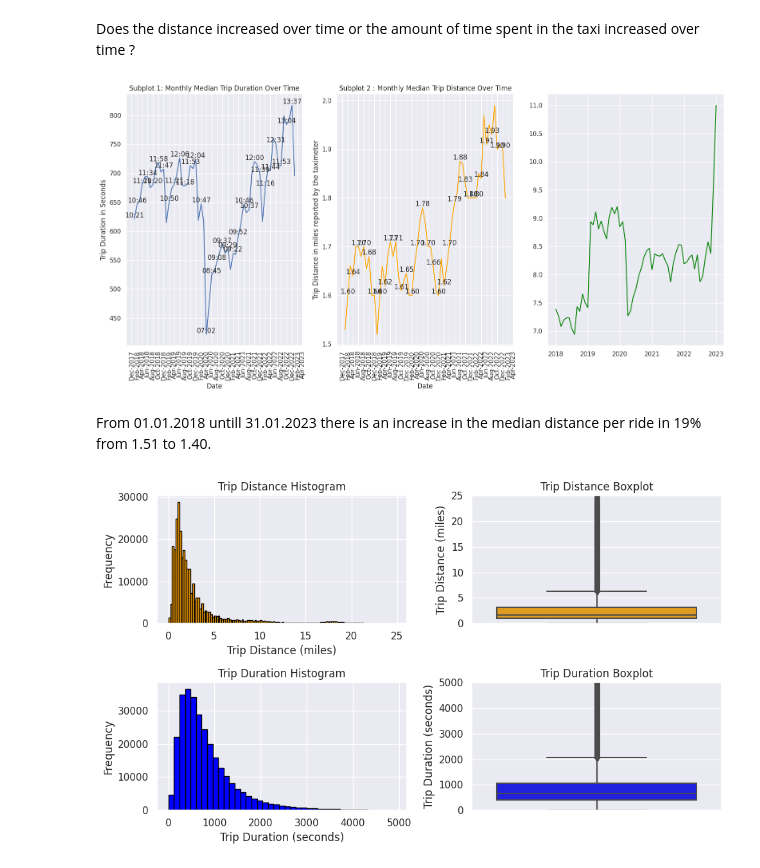
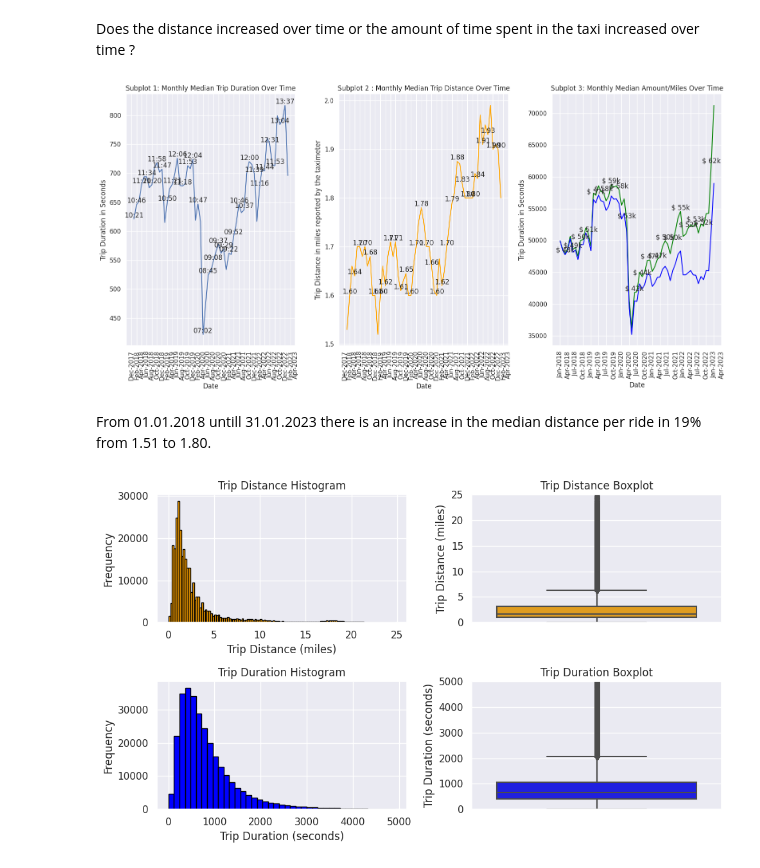
Before and after one commit to BenjaminDupre/taxi_data_task, a Jupyter notebook: taxi_data.ipynb, the cells around one changed output. Cells and saved outputs as stored; diff of their text form; code cells hidden in the pictures.

```diff
--- a/taxi_data.ipynb
+++ b/taxi_data.ipynb
@@ -155,4 +158,4 @@ df_ny["month_of_trip"] = df_ny["tpep_pickup_datetime"].dt.strftime('%b-%y')
 Removing trips with distance 0 because a taxi trip involves some distance. Also removing trip with duration under or equal to 0.
 # %%
 df_ny = df_ny.loc[(df_ny['trip_distance'] > 0)]
-df_ny = df_ny.loc[df_ny['trip_duration_seconds'] > pd.Timedelta(seconds=0)]
+df_ny = df_ny.loc[df_ny['trip_duration_seconds'] >= pd.Timedelta(seconds=0)]
@@ -158,0 +164,4 @@ df_ny = df_ny.loc[df_ny['trip_duration_seconds'] > pd.Timedelta(seconds=0)]
+# %%
+df_CPI["DATE"] = df_CPI["DATE"].dt.strftime('%b-%y')
+df_ny = df_ny.merge(df_CPI, left_on='month_of_trip', right_on='DATE', how='left')
+df_ny = df_ny.drop(columns='DATE')
@@ -159,3 +170,12 @@ df_ny = df_ny.loc[df_ny['trip_duration_seconds'] > pd.Timedelta(seconds=0)]
+# %%
+# Define the base reference month
+base_month = "Jan-18"
+# Find the base CPI value for "Jan-18"
+base_cpi = df_ny.loc[df_ny['month_of_trip'] == base_month, 'CPIAUCSL'].iloc[0]
+# Calculate the CPI ratio for each row
+df_ny['CPI_Ratio'] = (1/df_ny['CPIAUCSL']) * base_cpi
+# Amount Constant Dollar Value
+df_ny['total_amount_ADJ'] = df_ny['total_amount'] * df_ny['CPI_Ratio']
 # %% [markdown]
 The new db looks like this:
 # %%
@@ -202,7 +222,7 @@ monthly_passenger_count['month_of_trip'] = pd.to_datetime(monthly_passenger_coun
 monthly_passenger_count.sort_values(by='month_of_trip', inplace=True)
 
 # Group by the formatted_pickup_date and sum the total_amount
-monthly_amount = df_ny.groupby('month_of_trip')['total_amount'].sum().reset_index()
+monthly_amount = df_ny.groupby('month_of_trip')[['total_amount','total_amount_ADJ']].sum().reset_index()
 monthly_amount['month_of_trip'] = pd.to_datetime(monthly_amount['month_of_trip'], format='%b-%y')
 monthly_amount.sort_values(by='month_of_trip', inplace=True)
 
@@ -211,6 +231,7 @@ fig, axs = plt.subplots(1, 2, figsize=(16, 6))
 
 # Plot the passenger count data in the first subplot
 axs[0].plot(monthly_passenger_count['month_of_trip'], monthly_passenger_count['passenger_count'])
+
 axs[0].set_xlabel('Date')
 axs[0].set_ylabel('Monthly Total Passengers')
 axs[0].set_title('Total Passengers Over Time')
@@ -225,7 +246,8 @@ for x, y in zip(monthly_passenger_count['month_of_trip'], monthly_passenger_coun
         axs[0].text(x, y, f'{int(y)}', ha='center', va='bottom')
 
 # Plot the total amount data in the second subplot
-axs[1].plot(monthly_amount['month_of_trip'], monthly_amount['total_amount'], label='USD', color='orange')
+axs[1].plot(monthly_amount['month_of_trip'], monthly_amount['total_amount'], label='Current USD', color='orange')
+axs[1].plot(monthly_amount['month_of_trip'], monthly_amount['total_amount_ADJ'], label='USD Constant Jan-18', color='blue')
 axs[1].set_xlabel('Date')
 axs[1].set_ylabel('Monthly Total Amount')
 axs[1].set_title('Monthly Total Amount Over Time')
@@ -257,10 +279,9 @@ avg_monthly_distance = df_ny.groupby('month_of_trip')['trip_distance'].median().
 avg_monthly_distance['month_of_trip'] = pd.to_datetime(avg_monthly_distance['month_of_trip'], format='%b-%y')
 avg_monthly_distance.sort_values(by='month_of_trip', inplace=True)
 
-
-
 combined = pd.merge(monthly_amount,avg_monthly_distance, on='month_of_trip', suffixes=('_total_amount', '_trip_distance'))
 combined['amount_per_mile'] = combined['total_amount']/combined['trip_distance']
+combined['amount_CDV_per_mile'] = combined['total_amount_ADJ']/combined['trip_distance']
 
 # Create a figure with two subplots side by side
 fig, axs = plt.subplots(1, 3, figsize=(16, 8))
@@ -278,37 +299,48 @@ for x, y in zip(avg_monthly_distance['month_of_trip'], avg_monthly_distance['tri
     if x.month % 2 == 0:
         axs[1].text(x, y, f'{y:.2f}', ha='center', va='bottom')
 
 axs[0].plot(avg_monthly_trip_duration['month_of_trip'], avg_monthly_trip_duration['trip_duration_seconds'])
 axs[0].set_xlabel('Date')
 axs[0].set_ylabel('Trip Duration in Seconds')
 axs[0].set_title('Subplot 1: Monthly Median Trip Duration Over Time')
 axs[0].xaxis.set_major_formatter(mdates.DateFormatter("%b-%Y"))
 axs[0].xaxis.set_major_locator(mdates.MonthLocator(interval=2))
 axs[0].tick_params(axis='x', rotation=90)
 
 # Annotate data points with labels in minutes:seconds format at 3-month intervals and the first month
 for z, w in zip(avg_monthly_trip_duration['month_of_trip'], avg_monthly_trip_duration['trip_duration_seconds']):
     if z.month % 2 == 0 or (z.month == 1 and z.year == 2018):
         if isinstance(w, pd.Timedelta):  # Use isinstance to check if it's a Timedelta
             total_seconds = int(w.total_seconds())
         else:
             total_seconds = int(w)
         minutes = total_seconds // 60
         seconds = total_seconds % 60
         annotation_text = f'{minutes:02d}:{seconds:02d}'  # Format as mm:ss
         axs[0].text(z, total_seconds, annotation_text, ha='center', va='bottom')
 
-axs[2].plot(combined['month_of_trip'], combined['amount_per_mile'],color='green')
+axs[2].plot(combined['month_of_trip'], combined['amount_per_mile'],color='green', legend='Nominal')
+axs[2].plot(combined['month_of_trip'], combined['amount_CDV_per_mile'],color='blue', legend='corrected')
+axs[2].set_xlabel('Date')
+axs[2].set_ylabel('Trip Duration in Seconds')
+axs[2].set_title('Subplot 3: Monthly Median Amount/Miles Over Time')
+axs[2].xaxis.set_major_formatter(mdates.DateFormatter("%b-%Y"))
+axs[2].xaxis.set_major_locator(mdates.MonthLocator(interval=3))
+axs[2].tick_params(axis='x', rotation=90)
+
+for x, y in  zip(combined['month_of_trip'], combined['amount_per_mile']):
+    if x.month % 3 == 0:
+        axs[2].text(x, y, f'$ {y/1000:.0f}k', ha='center', va='bottom')
 
 # Show the plot
 plt.tight_layout()
 plt.show()
 
 ### PRIORITY TO CORRECT BY CPI!!!
 # %% [output]
-[figure, old version]
+[figure, new version]
 # %% [markdown]
-From 01.01.2018 untill 31.01.2023 there is an increase in the median distance per ride in 19% from 1.51 to 1.40.
+From 01.01.2018 untill 31.01.2023 there is an increase in the median distance per ride in 19% from 1.51 to 1.80.
 # %%
 
 df_ny["trip_duration_seconds"] = pd.to_numeric(df_ny["trip_duration_seconds"], errors='coerce')
```
Also changed, not shown: parts of 8 cells of this notebook.
